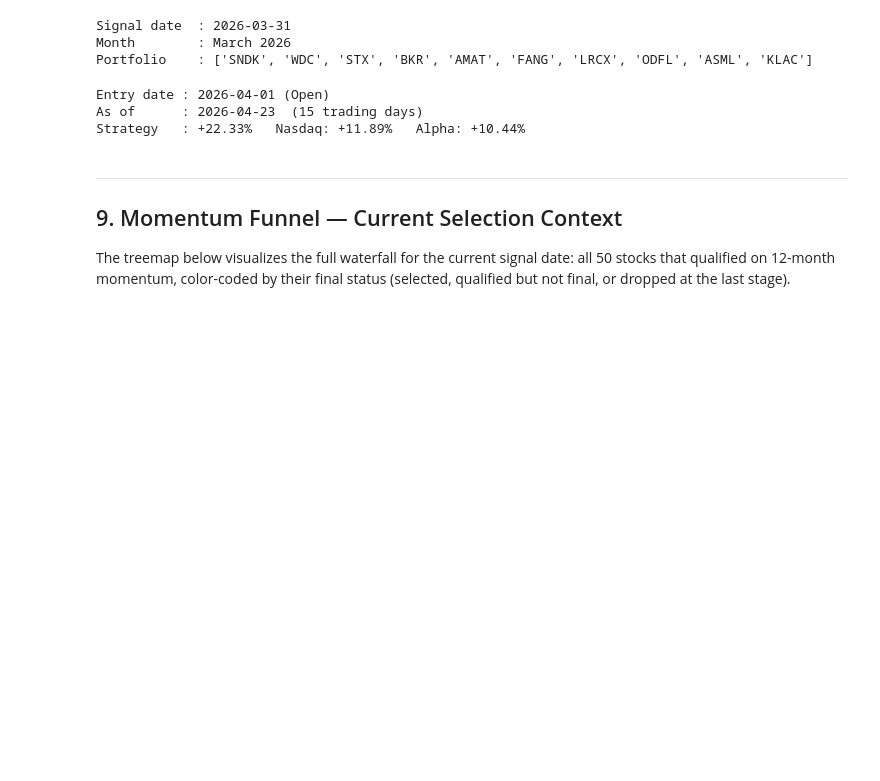
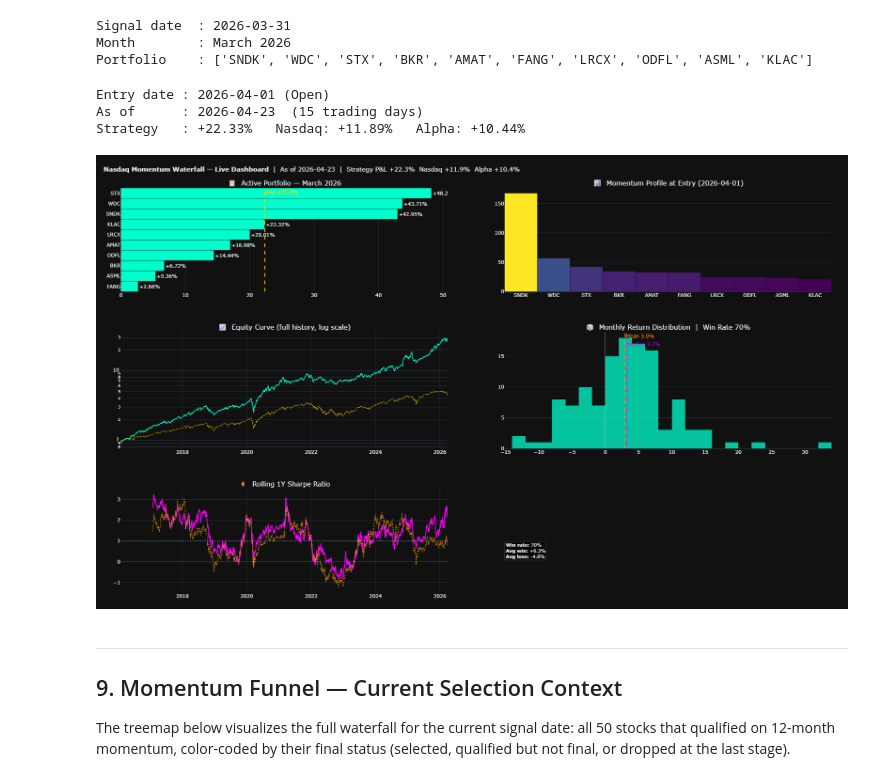
Before and after one commit to luigi-mari/Notebook, a Jupyter notebook: chapters/_build/jupyter_execute/notebooks/GiustiPortfolio_Research.ipynb, the cells around one changed output. Cells and saved outputs as stored; diff of their text form; code cells hidden in the pictures; blank space fills up the shorter version.

```diff
--- a/chapters/_build/jupyter_execute/notebooks/GiustiPortfolio_Research.ipynb
+++ b/chapters/_build/jupyter_execute/notebooks/GiustiPortfolio_Research.ipynb
@@ -798,33 +804,36 @@ fig_dash.add_annotation(
 # ── Panel 5: Rolling Sharpe ────────────────────────────────────────────────
 fig_dash.add_trace(go.Scatter(
     x=roll_sharpe.index, y=roll_sharpe,
     name="Strategy Sharpe", line=dict(color='magenta', width=1.8)
 ), row=3, col=1)
 fig_dash.add_trace(go.Scatter(
     x=ndq_rs.index, y=ndq_rs,
     name="Nasdaq Sharpe", line=dict(color='orange', width=1.2, dash='dot')
 ), row=3, col=1)
 fig_dash.add_hline(y=1, line_dash="dot", line_color="white",
     opacity=0.3, row=3, col=1)
 
 # ── Layout ────────────────────────────────────────────────────────────────
 fig_dash.update_layout(
     height=1100,
+    autosize=True,
     template="plotly_dark",
     hovermode="x unified",
     showlegend=False,
     title=dict(
         text=(f"<b>Nasdaq Momentum Waterfall — Live Dashboard</b>  |  "
               f"As of {latest_date.date()}  |  "
               f"Strategy P&L {avg_pnl:+.1f}%  "
               f"Nasdaq {ndq_ret:+.1f}%  "
               f"Alpha {alpha:+.1f}%"),
         x=0.01, font=dict(size=15)
     ),
     margin=dict(t=80, b=40, l=60, r=40)
 )
 
 fig_dash.show()
+# %% [output]
+[figure, added]
 # %% [markdown]
 ---
 ## 9. Momentum Funnel — Current Selection Context
```
Also changed, not shown: parts of 5 cells of this notebook, 16 other files.
